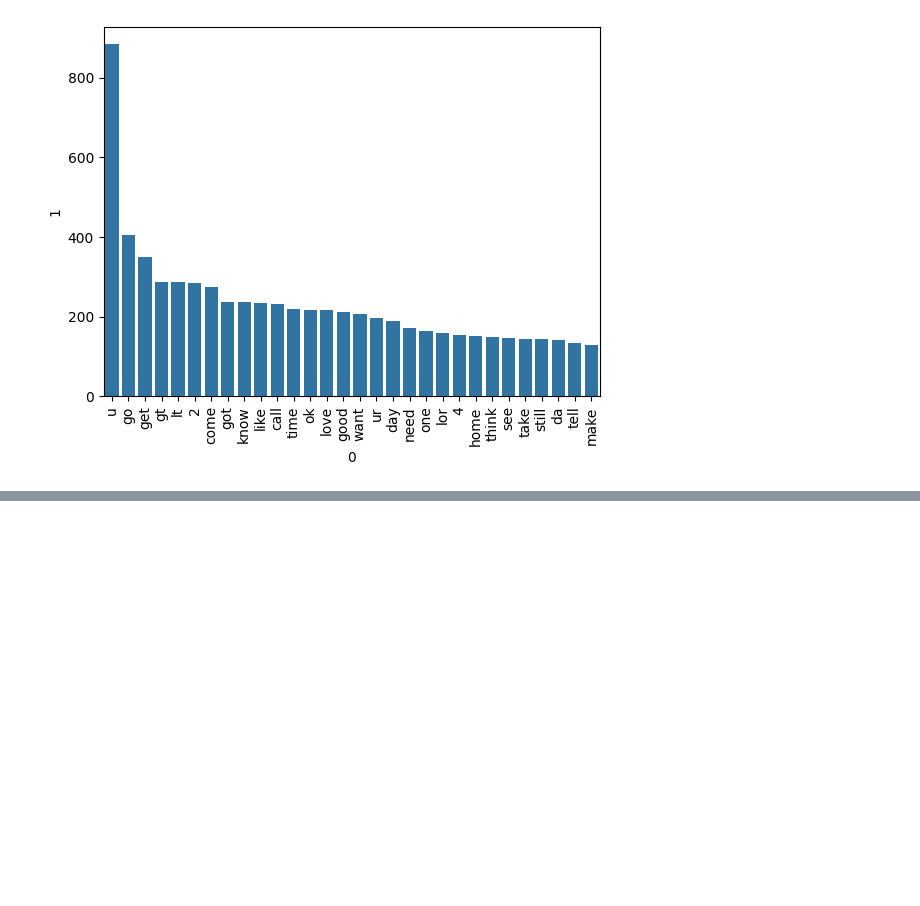
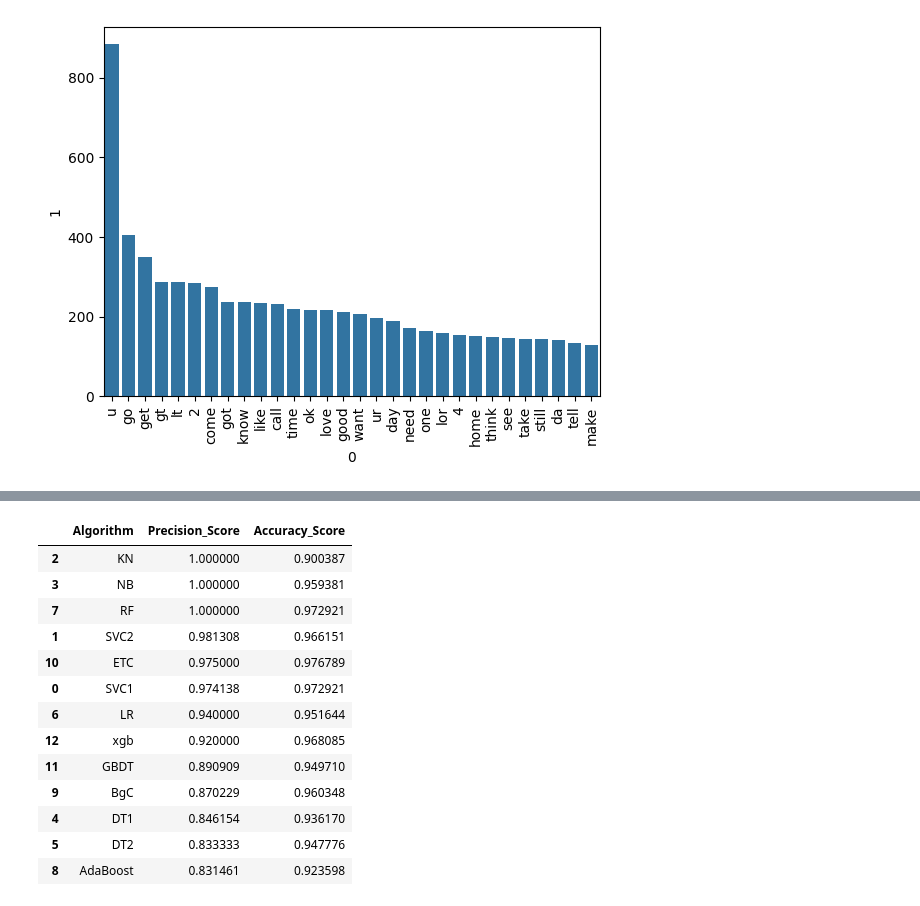
Before and after one commit to HarshGupta4511/ML-Projects, a Jupyter notebook: Spam_detection.ipynb, the cells around one changed output, grey strips where cells are left out. Saved outputs shown, nothing was run; the diff lists cells and outputs as text; code cells hidden in the pictures; blank space fills up the shorter version.

```diff
--- a/Spam_detection.ipynb
+++ b/Spam_detection.ipynb
@@ -591,0 +602,2 @@ Successfully installed xgboost-3.2.0
+# %%
+train_classifier(svc1,X_train,y_train,X_test,y_test)
@@ -591,0 +606,2 @@ Successfully installed xgboost-3.2.0
+# %%
+train_classifier(svc2,X_train,y_train,X_test,y_test)
@@ -591,0 +644,17 @@ Successfully installed xgboost-3.2.0
+# %%
+performance_df ## For this stage my top 5 models are KN classifier,Naive Bays , Random Forest , SVC_2 and ETC (Extra Tree Classifier)...
+# %% [output]
+|  | Algorithm | Precision_Score | Accuracy_Score |
+| 2 | KN | 1.000000 | 0.900387 |
+| 3 | NB | 1.000000 | 0.959381 |
+| 7 | RF | 1.000000 | 0.972921 |
+| 1 | SVC2 | 0.981308 | 0.966151 |
+| 10 | ETC | 0.975000 | 0.976789 |
+| 0 | SVC1 | 0.974138 | 0.972921 |
+| 6 | LR | 0.940000 | 0.951644 |
+| 12 | xgb | 0.920000 | 0.968085 |
+| 11 | GBDT | 0.890909 | 0.949710 |
+| 9 | BgC | 0.870229 | 0.960348 |
+| 4 | DT1 | 0.846154 | 0.936170 |
+| 5 | DT2 | 0.833333 | 0.947776 |
+| 8 | AdaBoost | 0.831461 | 0.923598 |
```
Also changed, not shown: parts of 36 cells of this notebook.
